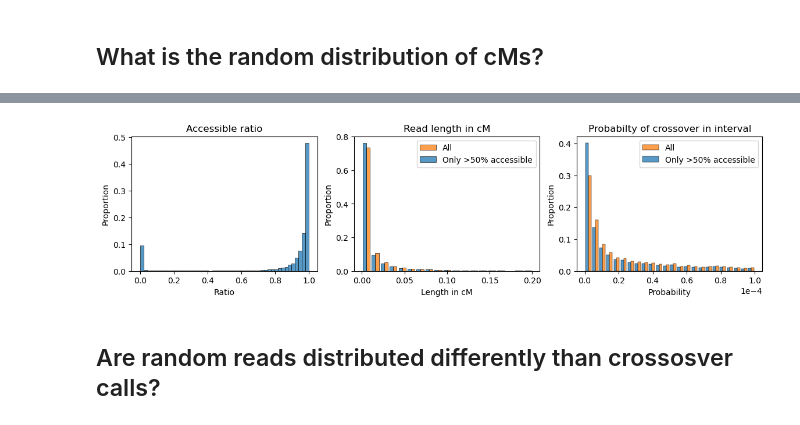
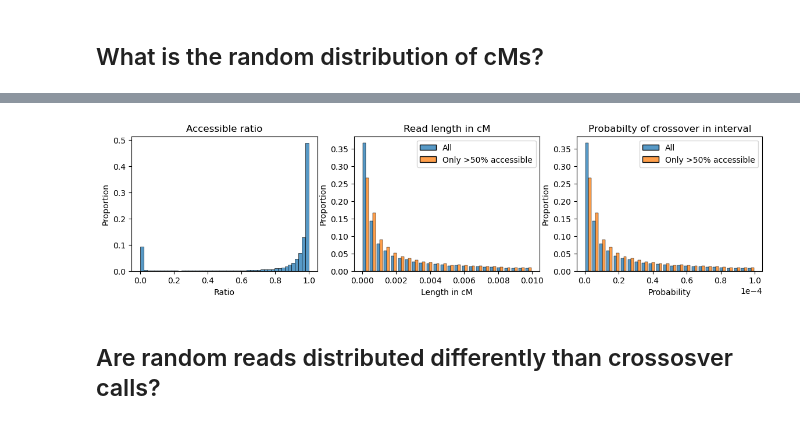
Before and after one commit to regevs/recombination, a Jupyter notebook: notebooks/20230918_compare_alignment_to_t2t.ipynb, the cells around one changed output, grey strips where cells are left out. Drawn from its saved outputs; the diff is of its cells as text; code cells hidden in the pictures.

```diff
--- a/notebooks/20230918_compare_alignment_to_t2t.ipynb
+++ b/notebooks/20230918_compare_alignment_to_t2t.ipynb
@@ -730,39 +730,43 @@ sns.histplot(
     bins=np.linspace(0, 1, 50),
     stat="proportion",
     ax=axs[0],
 )
 axs[0].set_title("Accessible ratio");
 axs[0].set_xlabel("Ratio");
 
 sns.histplot(
-    [fake_reads_df["cM"].values, fake_reads_df["cM"][fake_reads_df["accessible_ratio"]>0.5].values],
-    bins=np.linspace(0, 0.2, 20),
+    [
+        pd.Series(fake_reads_df["cM"].values, name="All"),
+        pd.Series(fake_reads_df["cM"][fake_reads_df["accessible_ratio"]>0.5].values, name="Only >50% accessible"),
+    ],
+    bins=np.linspace(0, 0.01, 25),
     multiple="dodge",
     shrink=0.8,
     stat="proportion",
     common_norm=False,
     ax=axs[1],
 )
-axs[1].legend(["All", "Only >50% accessible"]);
 axs[1].set_title("Read length in cM");
 axs[1].set_xlabel("Length in cM");
 
 sns.histplot(
-    [fake_reads_df["prob_crossover"].values, fake_reads_df["prob_crossover"][fake_reads_df["accessible_ratio"]>0.5].values],
+    [
+        pd.Series(fake_reads_df["prob_crossover"].values, name="All"),
+        pd.Series(fake_reads_df["prob_crossover"][fake_reads_df["accessible_ratio"]>0.5].values, name="Only >50% accessible"),
+    ],
     bins=np.linspace(0, 1e-4, 25),
     multiple="dodge",
     shrink=0.8,
     stat="proportion",
     common_norm=False,
     ax=axs[2],
 )
 
-axs[2].legend(["All", "Only >50% accessible"]);
 axs[2].set_title("Probabilty of crossover in interval");
 axs[2].set_xlabel("Probability");
 axs[2].ticklabel_format(axis="x", style="sci", scilimits=(0,0))
 # %% [output]
-[figure, old version]
+[figure, new version]
 # %% [markdown]
 ## Are random reads distributed differently than crossosver calls?
 # %%
```
Also changed, not shown: parts of 25 cells of this notebook, 5 other files.
